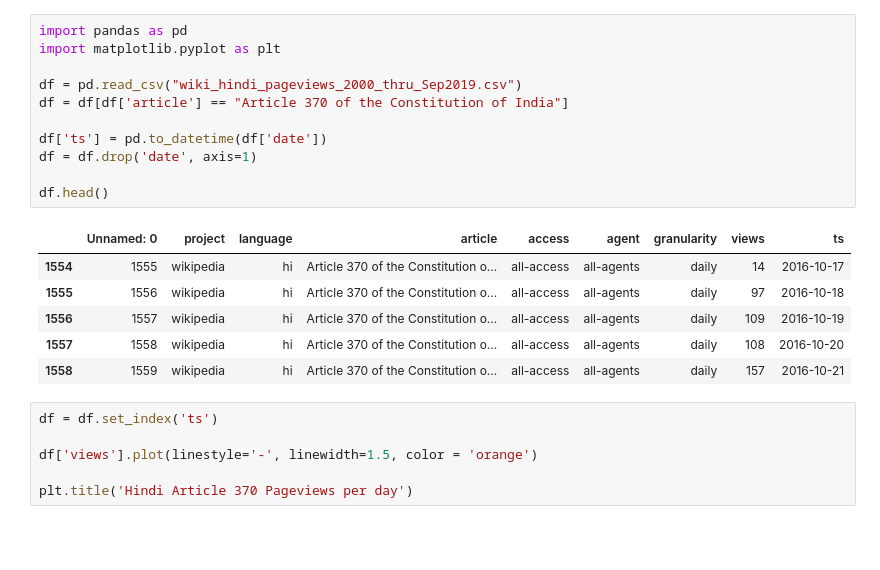
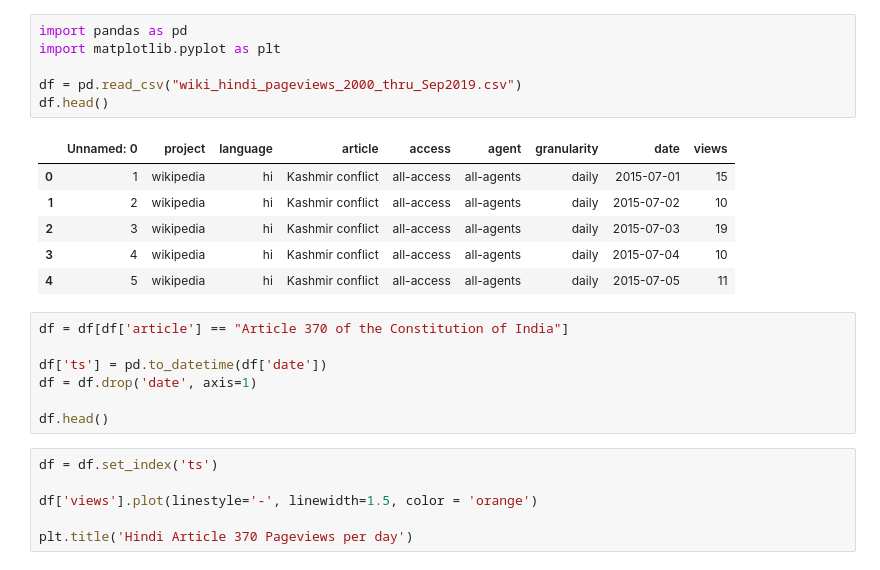
Before and after one commit to ViralNotPrasad/cscw-wiki, a Jupyter notebook: R/Pageviews.ipynb, the cells around one changed output. Saved outputs shown, nothing was run; the diff lists cells and outputs as text; blank space fills up the shorter version.

```diff
--- a/R/Pageviews.ipynb
+++ b/R/Pageviews.ipynb
@@ -1,21 +1,23 @@
+# %%
+import pandas as pd
+import matplotlib.pyplot as plt
+
+df = pd.read_csv("wiki_hindi_pageviews_2000_thru_Sep2019.csv")
+df.head()
+# %% [output]
+|  | Unnamed: 0 | project | language | article | access | agent | granularity | date | views |
+| 0 | 1 | wikipedia | hi | Kashmir conflict | all-access | all-agents | daily | 2015-07-01 | 15 |
+| 1 | 2 | wikipedia | hi | Kashmir conflict | all-access | all-agents | daily | 2015-07-02 | 10 |
+| 2 | 3 | wikipedia | hi | Kashmir conflict | all-access | all-agents | daily | 2015-07-03 | 19 |
+| 3 | 4 | wikipedia | hi | Kashmir conflict | all-access | all-agents | daily | 2015-07-04 | 10 |
+| 4 | 5 | wikipedia | hi | Kashmir conflict | all-access | all-agents | daily | 2015-07-05 | 11 |
 # %%
-import pandas as pd
-import matplotlib.pyplot as plt
-
-df = pd.read_csv("wiki_hindi_pageviews_2000_thru_Sep2019.csv")
 df = df[df['article'] == "Article 370 of the Constitution of India"]
 
 df['ts'] = pd.to_datetime(df['date'])
 df = df.drop('date', axis=1)
 
 df.head()
-# %% [output]
-|  | Unnamed: 0 | project | language | article | access | agent | granularity | views | ts |
-| 1554 | 1555 | wikipedia | hi | Article 370 of the Constitution o... | all-access | all-agents | daily | 14 | 2016-10-17 |
-| 1555 | 1556 | wikipedia | hi | Article 370 of the Constitution o... | all-access | all-agents | daily | 97 | 2016-10-18 |
-| 1556 | 1557 | wikipedia | hi | Article 370 of the Constitution o... | all-access | all-agents | daily | 109 | 2016-10-19 |
-| 1557 | 1558 | wikipedia | hi | Article 370 of the Constitution o... | all-access | all-agents | daily | 108 | 2016-10-20 |
-| 1558 | 1559 | wikipedia | hi | Article 370 of the Constitution o... | all-access | all-agents | daily | 157 | 2016-10-21 |
 # %%
 df = df.set_index('ts')
 
```
Also changed, not shown: parts of 4 cells of this notebook, 18 other files.
